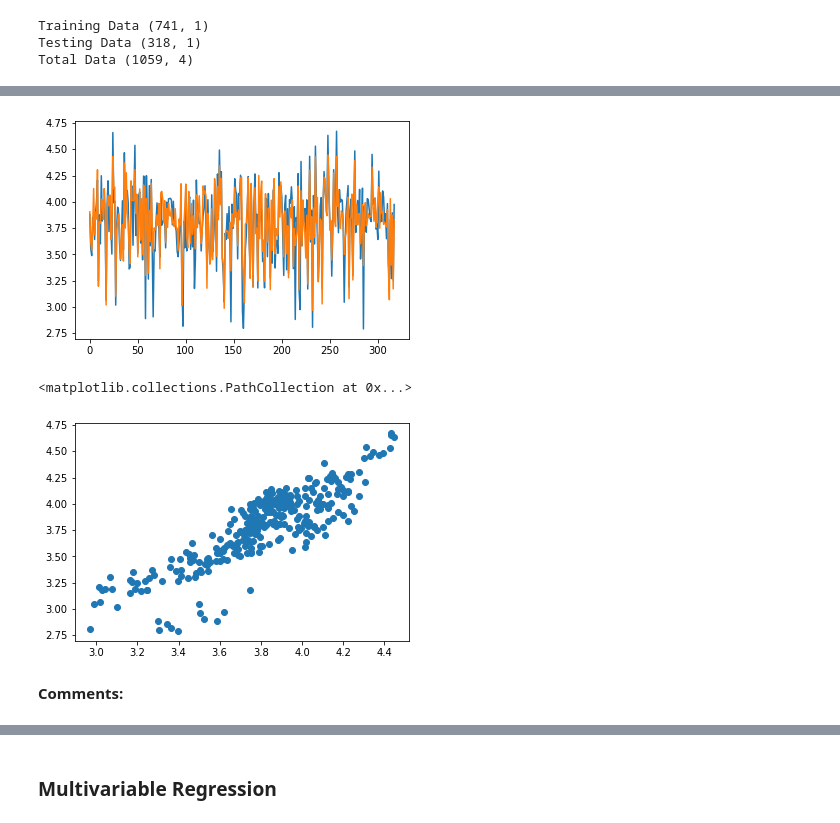
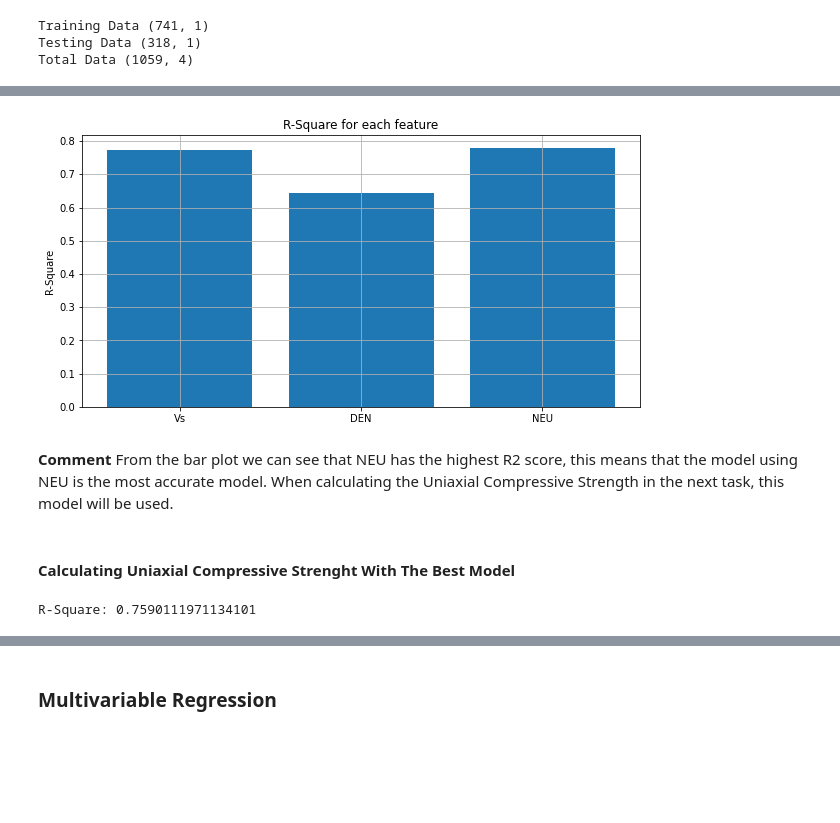
Before and after one commit to noafink1/MOD300Project4, a Jupyter notebook: Project2_LinearAndMultivariableRegression.ipynb, the cells around one changed output, grey strips where cells are left out. Cells and saved outputs as stored; diff of their text form; code cells hidden in the pictures; blank space fills up the shorter version.

```diff
--- a/Project2_LinearAndMultivariableRegression.ipynb
+++ b/Project2_LinearAndMultivariableRegression.ipynb
@@ -170,15 +139,0 @@ R-Square: 0.7332439920135818
-# %%
-# Plot
-
-# Line plot
-plt.plot((np.array(y_test3)))
-plt.plot(y_pred3)
-plt.show()
-
-
-# Scatter plot
-plt.scatter(y_pred3, np.array(y_test3))
-# %% [output]
-[figure, removed]
-<matplotlib.collections.PathCollection at 0x...>
-[figure, removed]
@@ -191,2 +140,15 @@ plt.scatter(y_pred3, np.array(y_test3))
-# %% [markdown]
-**Comments:**
+# %%
+plt.figure(figsize=(10,5))
+plt.bar(['Vs','DEN','NEU'],[r2_score(y_test1, y_pred1),r2_score(y_test2, y_pred2),r2_score(y_test3, y_pred3)])
+plt.ylabel('R-Square')
+plt.title('R-Square for each feature')
+plt.grid()
+plt.show()
+# %% [output]
+[figure, added]
+# %% [markdown]
+**Comment**
+From the bar plot we can see that NEU has the highest R2 score, this means that the model using NEU is the most accurate model.
+When calculating the Uniaxial Compressive Strength in the next task, this model will be used.
+# %% [markdown]
+#### Calculating Uniaxial Compressive Strenght With The Best Model
@@ -192,0 +163,9 @@ plt.scatter(y_pred3, np.array(y_test3))
+# %%
+C0_true = compute_C0(df[['Vp']])
+C0_pred = compute_C0(compute_Vp_using_NEU(df[['NEU']]))
+
+# Calculate the R2
+r2 = r2_score(C0_true, C0_pred)
+print('R-Square:', r2)
+# %% [output]
+R-Square: 0.7590111971134101
```
Also changed, not shown: parts of 31 cells of this notebook.
